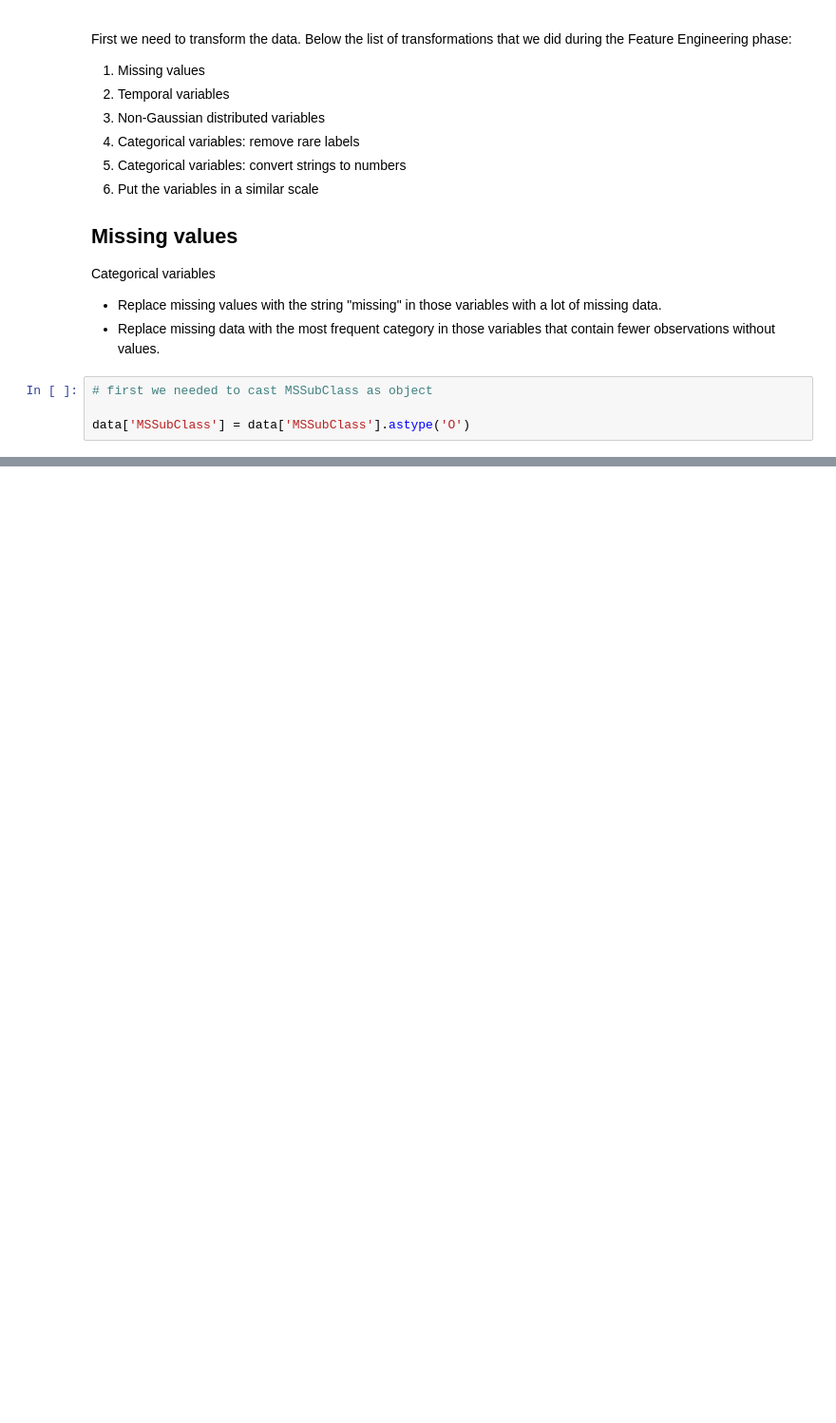
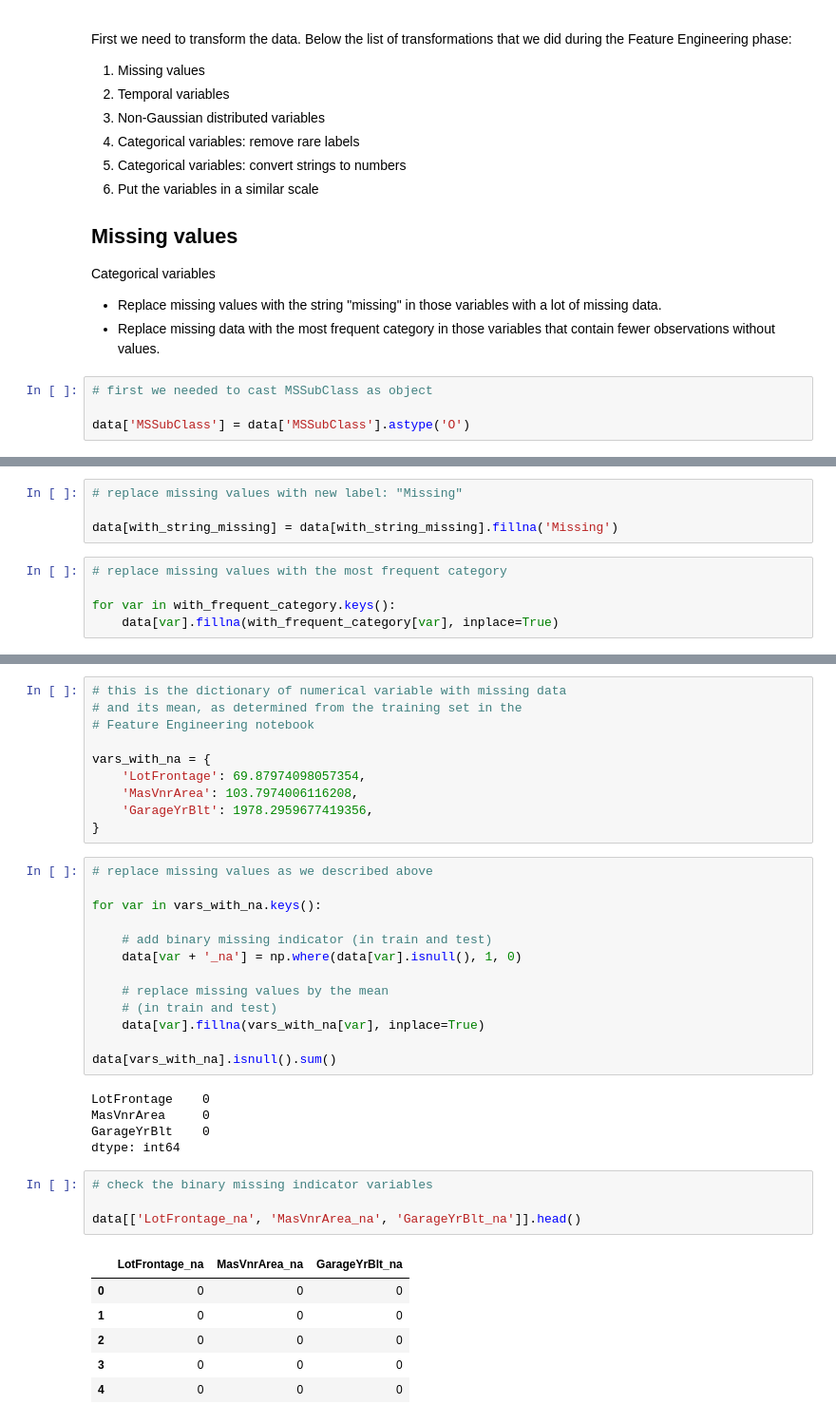
Before and after one commit to jravikumar97/housing_ML_project, a Jupyter notebook: Housing_Scoring_New_Data.ipynb, the cells around one changed output, grey strips where cells are left out. Shown at 95% size. Cells and saved outputs as stored; diff of their text form; blank space fills up the shorter version.

```diff
--- a/Housing_Scoring_New_Data.ipynb
+++ b/Housing_Scoring_New_Data.ipynb
@@ -62,0 +85,9 @@ data['MSSubClass'] = data['MSSubClass'].astype('O')
+# %%
+# replace missing values with new label: "Missing"
+
+data[with_string_missing] = data[with_string_missing].fillna('Missing')
+# %%
+# replace missing values with the most frequent category
+
+for var in with_frequent_category.keys():
+    data[var].fillna(with_frequent_category[var], inplace=True)
@@ -62,0 +100,39 @@ data['MSSubClass'] = data['MSSubClass'].astype('O')
+# %%
+# this is the dictionary of numerical variable with missing data
+# and its mean, as determined from the training set in the
+# Feature Engineering notebook
+
+vars_with_na = {
+    'LotFrontage': 69.87974098057354,
+    'MasVnrArea': 103.7974006116208,
+    'GarageYrBlt': 1978.2959677419356,
+}
+# %%
+# replace missing values as we described above
+
+for var in vars_with_na.keys():
+
+    # add binary missing indicator (in train and test)
+    data[var + '_na'] = np.where(data[var].isnull(), 1, 0)
+
+    # replace missing values by the mean
+    # (in train and test)
+    data[var].fillna(vars_with_na[var], inplace=True)
+
+data[vars_with_na].isnull().sum()
+# %% [output]
+LotFrontage    0
+MasVnrArea     0
+GarageYrBlt    0
+dtype: int64
+# %%
+# check the binary missing indicator variables
+
+data[['LotFrontage_na', 'MasVnrArea_na', 'GarageYrBlt_na']].head()
+# %% [output]
+|  | LotFrontage_na | MasVnrArea_na | GarageYrBlt_na |
+| 0 | 0 | 0 | 0 |
+| 1 | 0 | 0 | 0 |
+| 2 | 0 | 0 | 0 |
+| 3 | 0 | 0 | 0 |
+| 4 | 0 | 0 | 0 |
```
Also changed, not shown: parts of 31 cells of this notebook.
